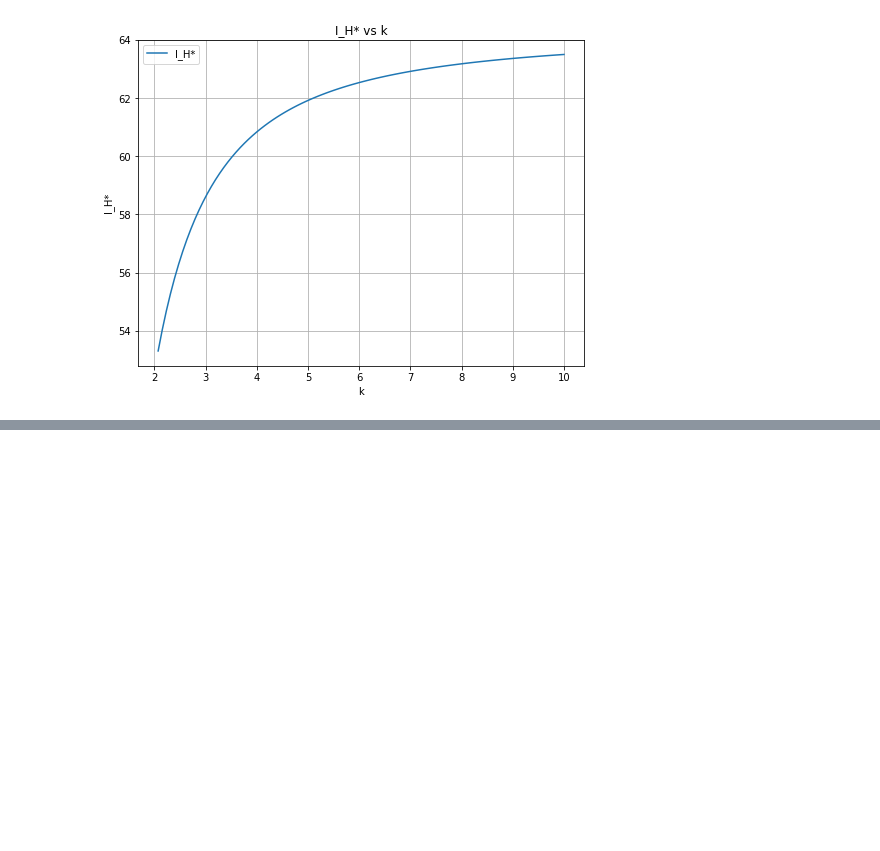
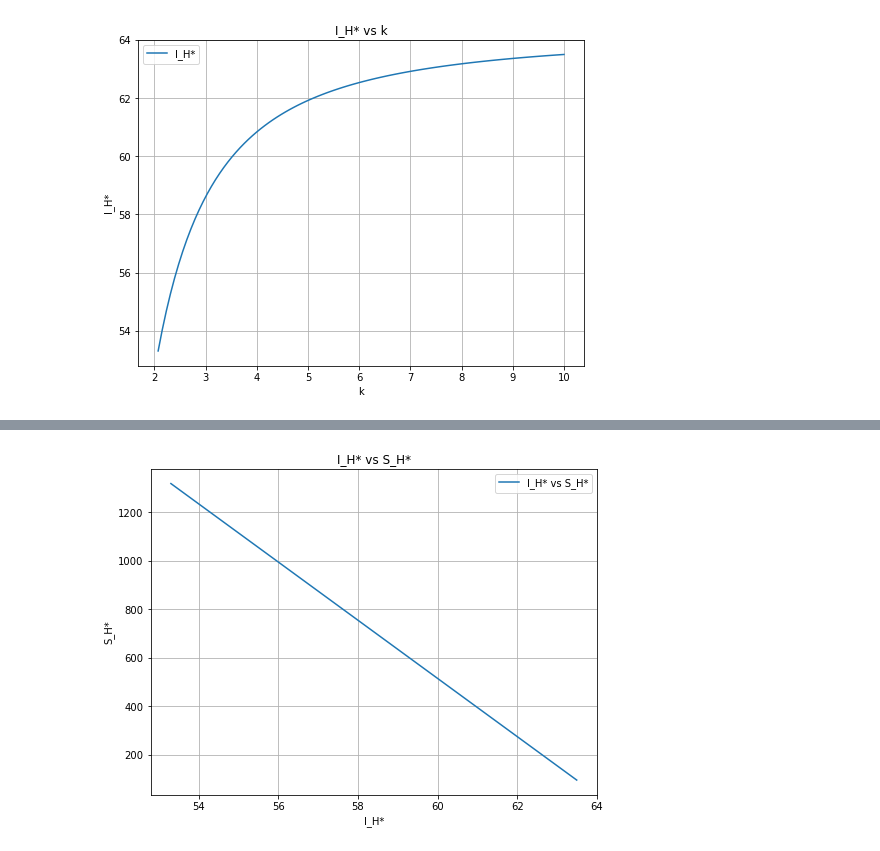
Before and after one commit to RaphaLevy/TCC, a Jupyter notebook: Modelagem_com_Dinamica_Pop/Plota_Equilibrio_e_R0.ipynb, the cells around one changed output, grey strips where cells are left out. Drawn from its saved outputs; the diff is of its cells as text; code cells hidden in the pictures; blank space fills up the shorter version.

```diff
--- a/Modelagem_com_Dinamica_Pop/Plota_Equilibrio_e_R0.ipynb
+++ b/Modelagem_com_Dinamica_Pop/Plota_Equilibrio_e_R0.ipynb
@@ -528,0 +618,5 @@ plt.show()
+# %%
+equilibrium_numerator_final_SH, equilibrium_denominator_final_SH, equilibrium_final_SH = calculate_equilibrium_final_values_SH(N, R_L, T_linha, Tmin, DD, D1,
+                                                                               T1, T2, omega1, phi1, R1, R2, omega2, phi2,
+                                                                               p_ML, p_ME, p_MP, c1, c2, A, B, C, b1, b2,
+                                                                               gamma, mu_H, 10)
@@ -528,0 +627,34 @@ plt.show()
+# %%
+k_values = np.linspace(2.0746963059512207, 10, 100)
+
+equilibrium_IH_full_values = []
+
+for k_val in k_values:
+    equilibrium_numerator_final_IH, equilibrium_denominator_final_IH, equilibrium_final_IH = calculate_equilibrium_final_values_IH(N, R_L, T_linha, Tmin, DD, D1,
+                                                                               T1, T2, omega1, phi1, R1, R2, omega2, phi2,
+                                                                               p_ML, p_ME, p_MP, c1, c2, A, B, C, b1, b2,
+                                                                               gamma, mu_H, k=k_val)
+    equilibrium_IH_full_values.append(equilibrium_final_IH)
+
+equilibrium_SH_full_values = []
+
+for k_val in k_values:
+    equilibrium_numerator_final_SH, equilibrium_denominator_final_SH, equilibrium_final_SH = calculate_equilibrium_final_values_SH(N, R_L, T_linha, Tmin, DD, D1,
+                                                                               T1, T2, omega1, phi1, R1, R2, omega2, phi2,
+                                                                               p_ML, p_ME, p_MP, c1, c2, A, B, C, b1, b2,
+                                                                               gamma, mu_H, k=k_val)
+    equilibrium_SH_full_values.append(equilibrium_final_SH)
+# %%
+plt.figure(figsize=(8, 6))
+
+plt.plot(equilibrium_IH_full_values, equilibrium_SH_full_values, label='I_H* vs S_H*')
+plt.xlabel('I_H*')
+plt.ylabel('S_H*')
+plt.title('I_H* vs S_H*')
+
+plt.legend()
+plt.grid(True)
+
+plt.show()
+# %% [output]
+[figure, added]
```
Also changed, not shown: parts of 47 cells of this notebook.
